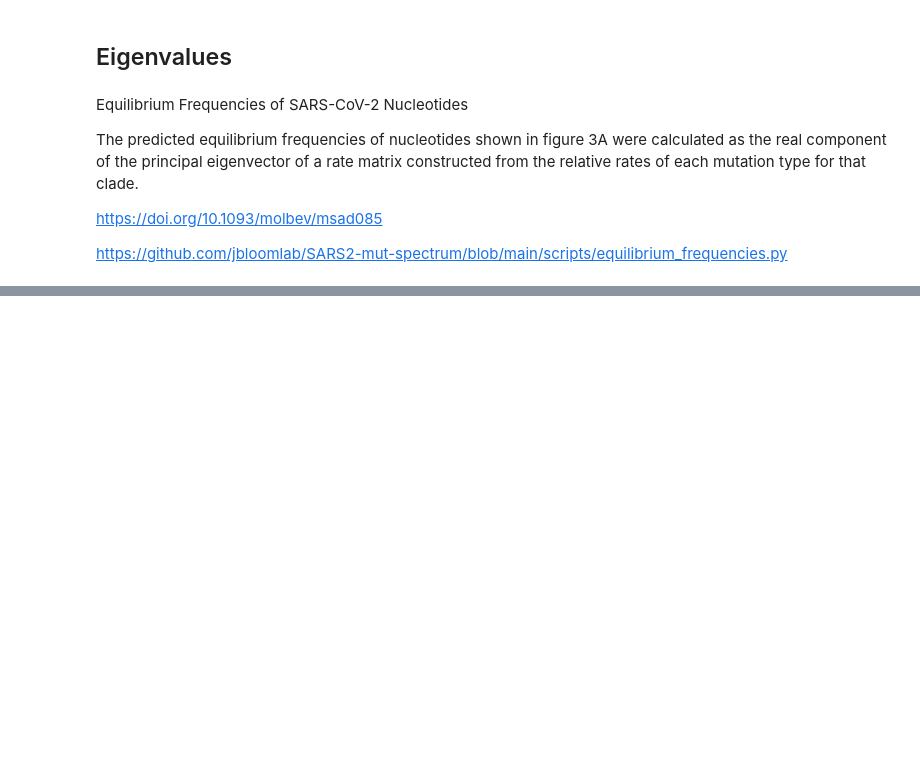
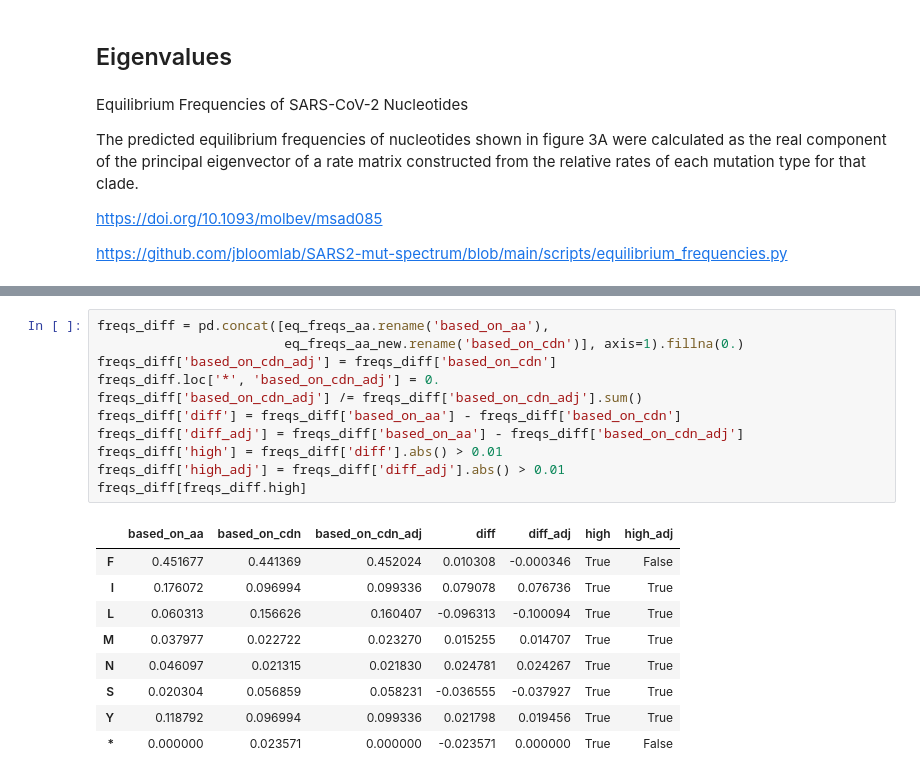
Before and after one commit to mitoclub/RNAViralMutSpec, a Jupyter notebook: notebooks/14.test_linalg.ipynb, the cells around one changed output, grey strips where cells are left out. Drawn from its saved outputs; the diff is of its cells as text; blank space fills up the shorter version.

```diff
--- a/notebooks/14.test_linalg.ipynb
+++ b/notebooks/14.test_linalg.ipynb
@@ -289,0 +349,21 @@ plt.grid(axis='y');
+# %%
+freqs_diff = pd.concat([eq_freqs_aa.rename('based_on_aa'),
+                        eq_freqs_aa_new.rename('based_on_cdn')], axis=1).fillna(0.)
+freqs_diff['based_on_cdn_adj'] = freqs_diff['based_on_cdn']
+freqs_diff.loc['*', 'based_on_cdn_adj'] = 0.
+freqs_diff['based_on_cdn_adj'] /= freqs_diff['based_on_cdn_adj'].sum()
+freqs_diff['diff'] = freqs_diff['based_on_aa'] - freqs_diff['based_on_cdn']
+freqs_diff['diff_adj'] = freqs_diff['based_on_aa'] - freqs_diff['based_on_cdn_adj']
+freqs_diff['high'] = freqs_diff['diff'].abs() > 0.01
+freqs_diff['high_adj'] = freqs_diff['diff_adj'].abs() > 0.01
+freqs_diff[freqs_diff.high]
+# %% [output]
+|  | based_on_aa | based_on_cdn | based_on_cdn_adj | diff | diff_adj | high | high_adj |
+| F | 0.451677 | 0.441369 | 0.452024 | 0.010308 | -0.000346 | True | False |
+| I | 0.176072 | 0.096994 | 0.099336 | 0.079078 | 0.076736 | True | True |
+| L | 0.060313 | 0.156626 | 0.160407 | -0.096313 | -0.100094 | True | True |
+| M | 0.037977 | 0.022722 | 0.023270 | 0.015255 | 0.014707 | True | True |
+| N | 0.046097 | 0.021315 | 0.021830 | 0.024781 | 0.024267 | True | True |
+| S | 0.020304 | 0.056859 | 0.058231 | -0.036555 | -0.037927 | True | True |
+| Y | 0.118792 | 0.096994 | 0.099336 | 0.021798 | 0.019456 | True | True |
+| * | 0.000000 | 0.023571 | 0.000000 | -0.023571 | 0.000000 | True | False |
```
Also changed, not shown: parts of 8 cells of this notebook, 1 other file.
